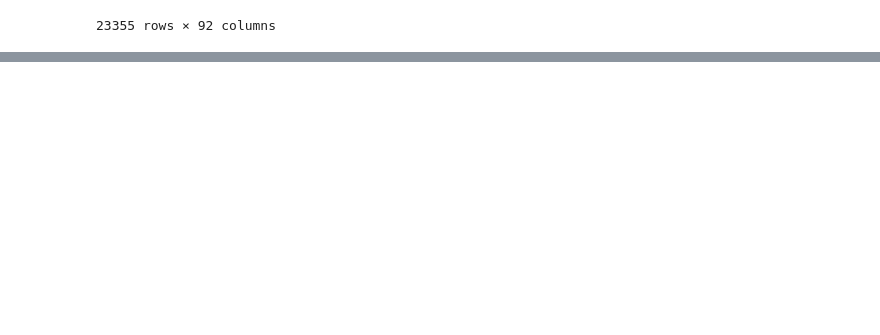
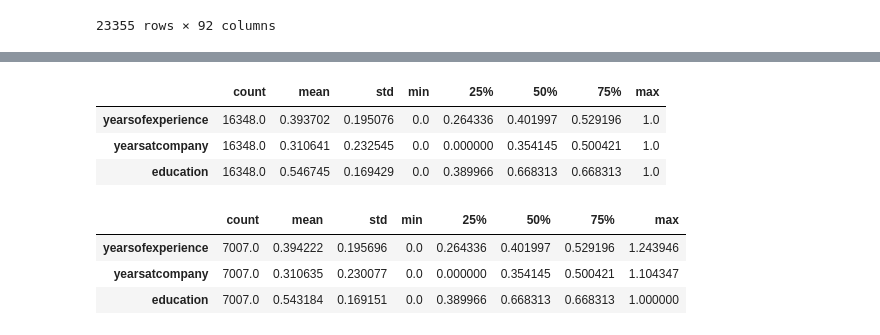
Before and after one commit to kateoss/stem-salaries, a Jupyter notebook: Notebooks/Model_training.ipynb, the cells around one changed output, grey strips where cells are left out. Drawn from its saved outputs; the diff is of its cells as text; code cells hidden in the pictures; blank space fills up the shorter version.

```diff
--- a/Notebooks/Model_training.ipynb
+++ b/Notebooks/Model_training.ipynb
@@ -21,0 +125,27 @@ data
+# %%
+scaler = MinMaxScaler().fit(X_train_transformed_df)
+
+filename = "../Scalers/MinMaxScaler_stem.pickle"
+
+with open(filename, "wb") as file:
+        pickle.dump(scaler,file)
+
+X_train_trans_scaled = scaler.transform(X_train_transformed_df) # only on the numericals transformed
+X_train_trans_scaled_df = pd.DataFrame(X_train_trans_scaled, columns=X_train_transformed_df.columns)
+
+X_test_trans_scaled = scaler.transform(X_test_transformed_df)
+X_test_trans_scaled_df = pd.DataFrame(X_test_trans_scaled, columns=X_test_transformed_df.columns)
+# %%
+X_train_trans_scaled_df.describe().T
+# %% [output]
+|  | count | mean | std | min | 25% | 50% | 75% | max |
+| yearsofexperience | 16348.0 | 0.393702 | 0.195076 | 0.0 | 0.264336 | 0.401997 | 0.529196 | 1.0 |
+| yearsatcompany | 16348.0 | 0.310641 | 0.232545 | 0.0 | 0.000000 | 0.354145 | 0.500421 | 1.0 |
+| education | 16348.0 | 0.546745 | 0.169429 | 0.0 | 0.389966 | 0.668313 | 0.668313 | 1.0 |
+# %%
+X_test_trans_scaled_df.describe().T
+# %% [output]
+|  | count | mean | std | min | 25% | 50% | 75% | max |
+| yearsofexperience | 7007.0 | 0.394222 | 0.195696 | 0.0 | 0.264336 | 0.401997 | 0.529196 | 1.243946 |
+| yearsatcompany | 7007.0 | 0.310635 | 0.230077 | 0.0 | 0.000000 | 0.354145 | 0.500421 | 1.104347 |
+| education | 7007.0 | 0.543184 | 0.169151 | 0.0 | 0.389966 | 0.668313 | 0.668313 | 1.000000 |
```
Also changed, not shown: parts of 48 cells of this notebook, 12 other files.
